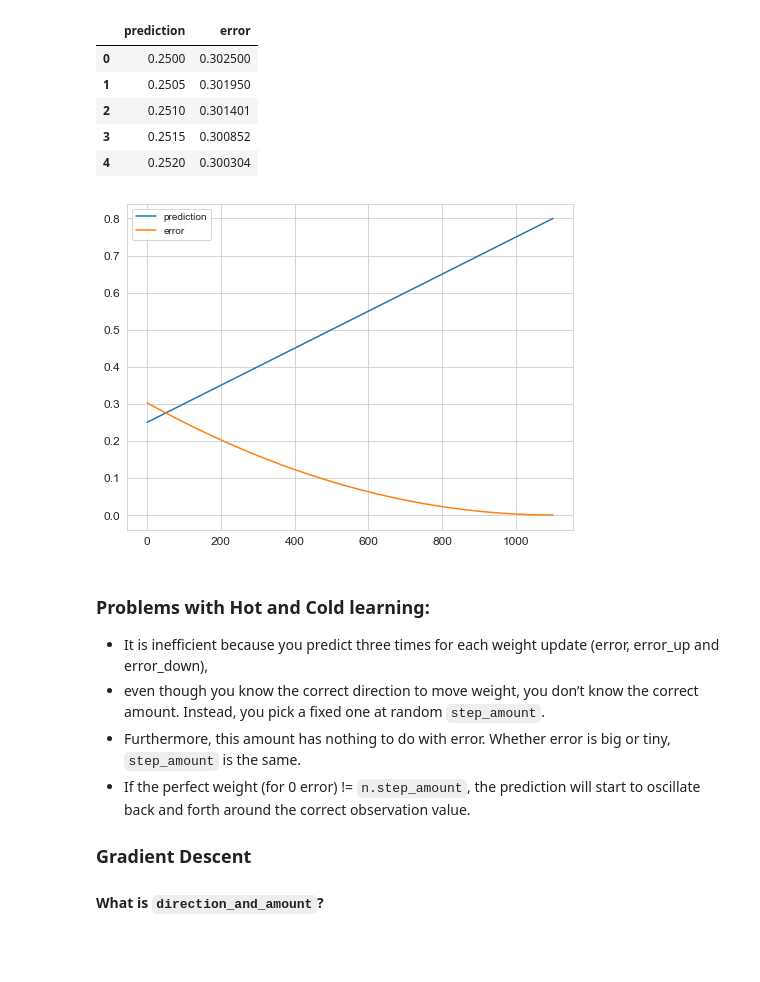
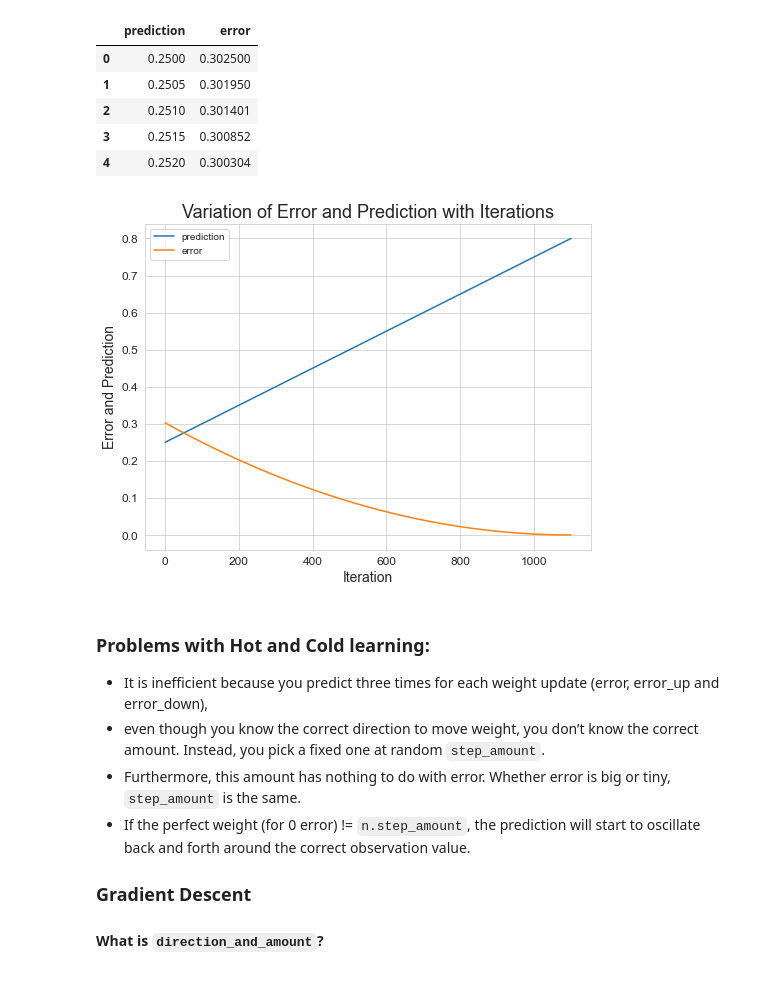
Before and after one commit to AnirbanDatta87/Python, a Jupyter notebook: Concepts/M13 - DL/ANN.ipynb, the cells around one changed output. Drawn from its saved outputs; the diff is of its cells as text; code cells hidden in the pictures; blank space fills up the shorter version.

```diff
--- a/Concepts/M13 - DL/ANN.ipynb
+++ b/Concepts/M13 - DL/ANN.ipynb
@@ -490,10 +490,14 @@ err_df.head()
 | 2 | 0.2510 | 0.301401 |
 | 3 | 0.2515 | 0.300852 |
 | 4 | 0.2520 | 0.300304 |
-# %%
-err_df.plot(figsize=(8, 6));
-# %% [output]
-[figure, removed]
+# %%
+ax = err_df.plot(figsize=(8, 6), title = 'Variation of Error and Prediction with Iterations')
+ax.title.set_size(18)
+ax.set_xlabel("Iteration")
+ax.set_ylabel("Error and Prediction")
+plt.show()
+# %% [output]
+[figure, added]
 # %% [markdown]
 ### Problems with Hot and Cold learning:
 * It is inefficient because you predict three times for each weight update (error, error_up and error_down),
```
Also changed, not shown: parts of 3 cells of this notebook, 2 other files.
